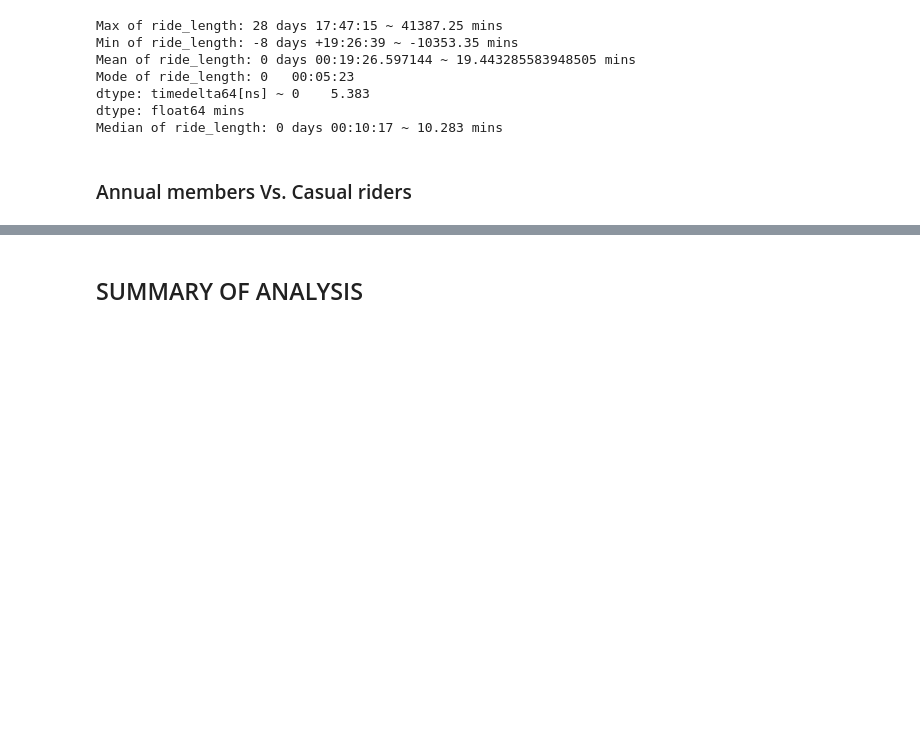
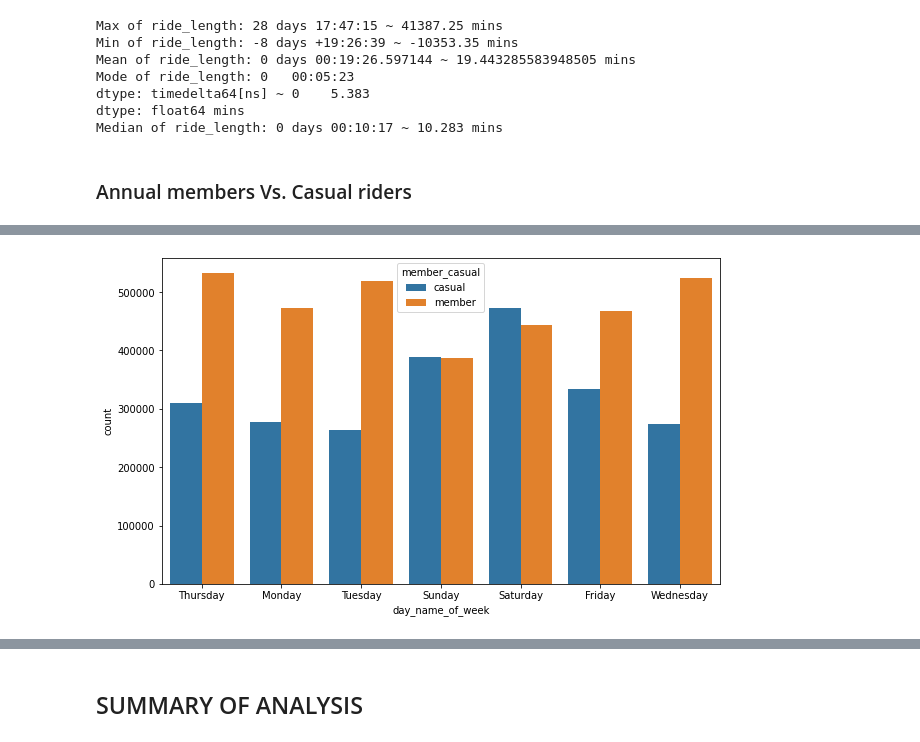
Before and after one commit to vynguyen293/Cyclistic-Bike-Share-Analysis, a Jupyter notebook: Cyclistic-Bike-Share-Analysis.ipynb, the cells around one changed output, grey strips where cells are left out. Saved outputs shown, nothing was run; the diff lists cells and outputs as text; code cells hidden in the pictures; blank space fills up the shorter version.

```diff
--- a/Cyclistic-Bike-Share-Analysis.ipynb
+++ b/Cyclistic-Bike-Share-Analysis.ipynb
@@ -292,0 +201,5 @@ df_pivot_4.plot.bar();
+# %%
+plt.figure(figsize=(10,6))
+sns.countplot(x='day_name_of_week',data=df, hue='member_casual');
+# %% [output]
+[figure, added]
```
Also changed, not shown: parts of 57 cells of this notebook.
